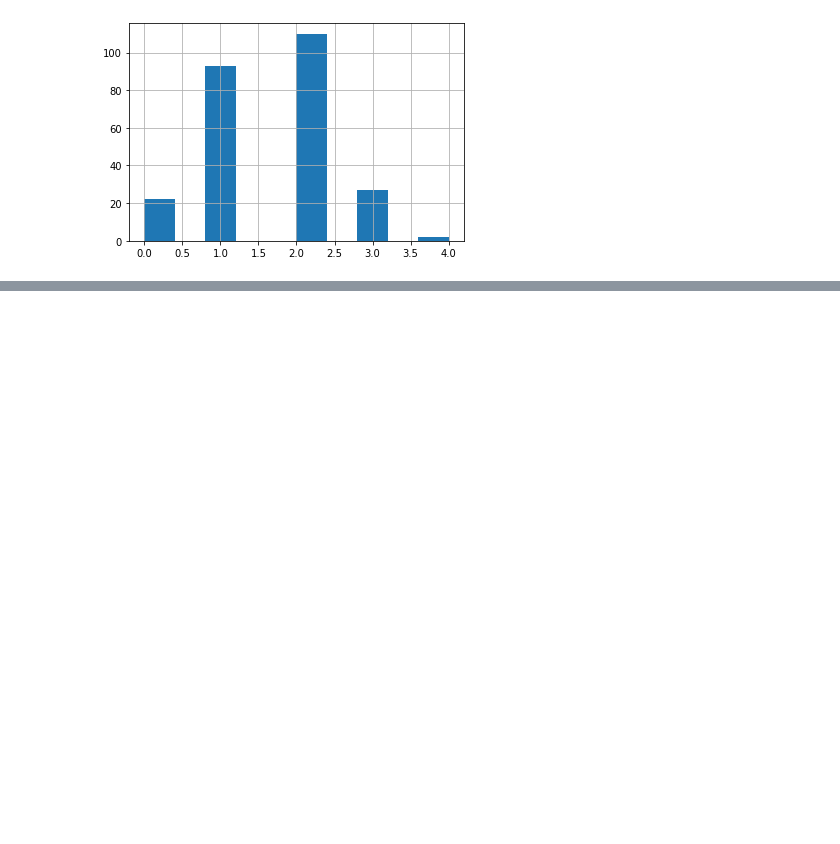
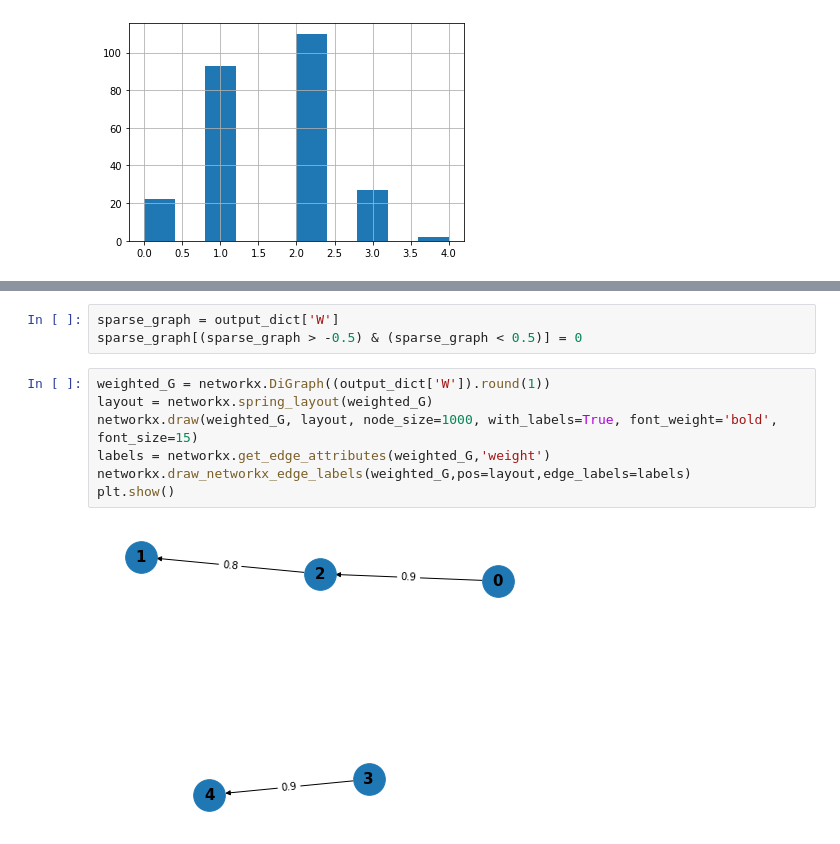
Before and after one commit to smilejennyyu/BUMP_code, a Jupyter notebook: ace_pc_algo.ipynb, the cells around one changed output, grey strips where cells are left out. Drawn from its saved outputs; the diff is of its cells as text; blank space fills up the shorter version.

```diff
--- a/ace_pc_algo.ipynb
+++ b/ace_pc_algo.ipynb
@@ -232,0 +329,12 @@ nx.draw(graph, with_labels=True)
+# %%
+sparse_graph = output_dict['W']
+sparse_graph[(sparse_graph > -0.5) & (sparse_graph < 0.5)] = 0
+# %%
+weighted_G = networkx.DiGraph((output_dict['W']).round(1))
+layout = networkx.spring_layout(weighted_G)
+networkx.draw(weighted_G, layout, node_size=1000, with_labels=True, font_weight='bold', font_size=15)
+labels = networkx.get_edge_attributes(weighted_G,'weight')
+networkx.draw_networkx_edge_labels(weighted_G,pos=layout,edge_labels=labels)
+plt.show()
+# %% [output]
+[figure, added]
```
Also changed, not shown: parts of 17 cells of this notebook, 58 other files.
